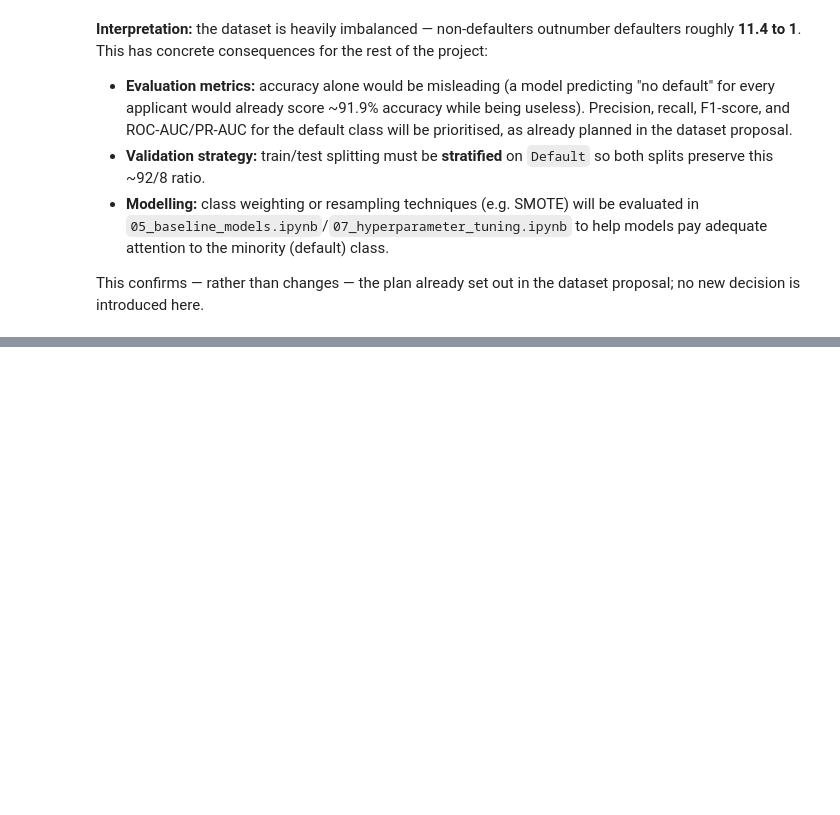
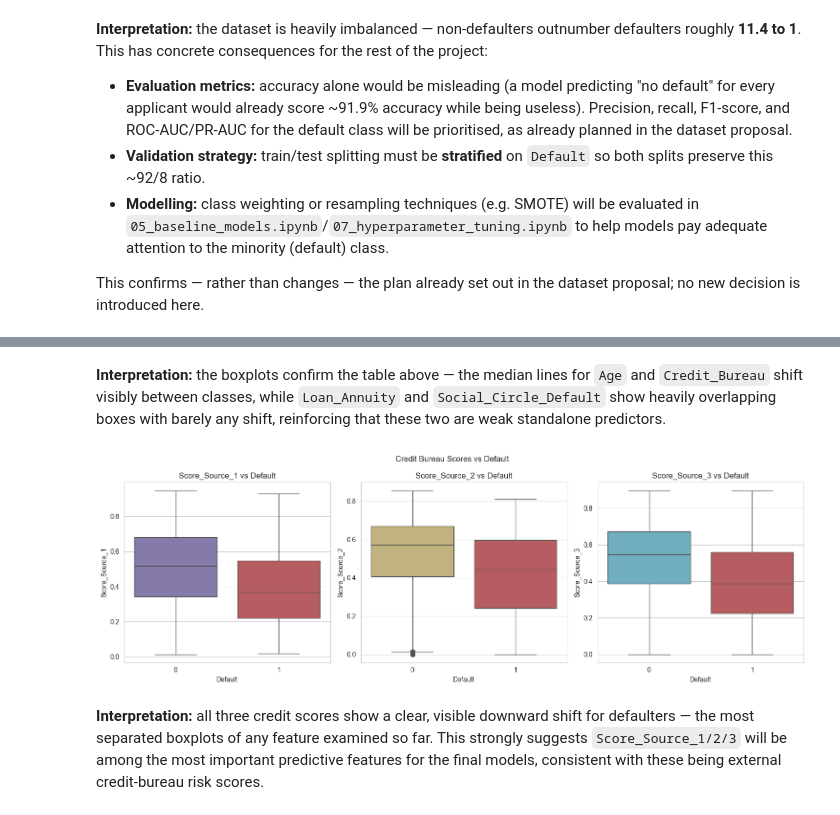
Before and after one commit to Pasiya990/FDM-AutoMobile_Loan_Default_Modelling, a Jupyter notebook: notebooks/02_eda.ipynb, the cells around one changed output, grey strips where cells are left out. Drawn from its saved outputs; the diff is of its cells as text; code cells hidden in the pictures; blank space fills up the shorter version.

```diff
--- a/notebooks/02_eda.ipynb
+++ b/notebooks/02_eda.ipynb
@@ -612,0 +689,17 @@ This confirms — rather than changes — the plan already set out in the datase
+# %% [markdown]
+**Interpretation:** the boxplots confirm the table above — the median lines for `Age` and `Credit_Bureau` shift visibly between classes, while `Loan_Annuity` and `Social_Circle_Default` show heavily overlapping boxes with barely any shift, reinforcing that these two are weak standalone predictors.
+# %%
+fig, axes = plt.subplots(1, 3, figsize=(15, 5))
+
+for ax, col, color in zip(axes, ['Score_Source_1', 'Score_Source_2', 'Score_Source_3'], ['#8172B2', '#CCB974', '#64B5CD']):
+    sns.boxplot(x='Default', y=col, data=eda_df, ax=ax, hue='Default', palette=[color, '#C44E52'], legend=False)
+    ax.set_title(f'{col} vs Default')
+
+fig.suptitle('Credit Bureau Scores vs Default')
+plt.tight_layout()
+plt.savefig(os.path.join(fig_dir, '08_credit_scores_vs_default.png'), dpi=150)
+plt.show()
+# %% [output]
+[figure, added]
+# %% [markdown]
+**Interpretation:** all three credit scores show a clear, visible downward shift for defaulters — the most separated boxplots of any feature examined so far. This strongly suggests `Score_Source_1/2/3` will be among the most important predictive features for the final models, consistent with these being external credit-bureau risk scores.
```
Also changed, not shown: parts of 13 cells of this notebook, 3 other files.
